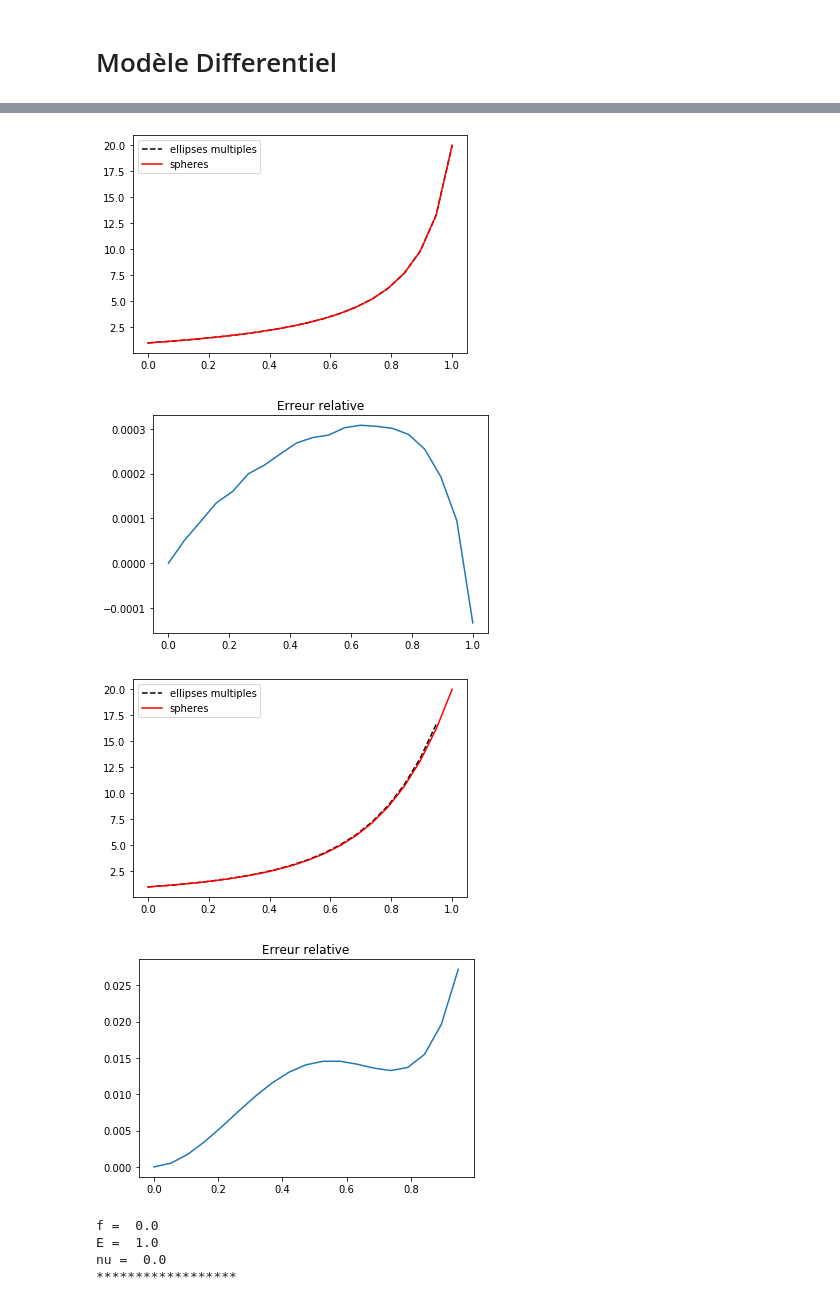
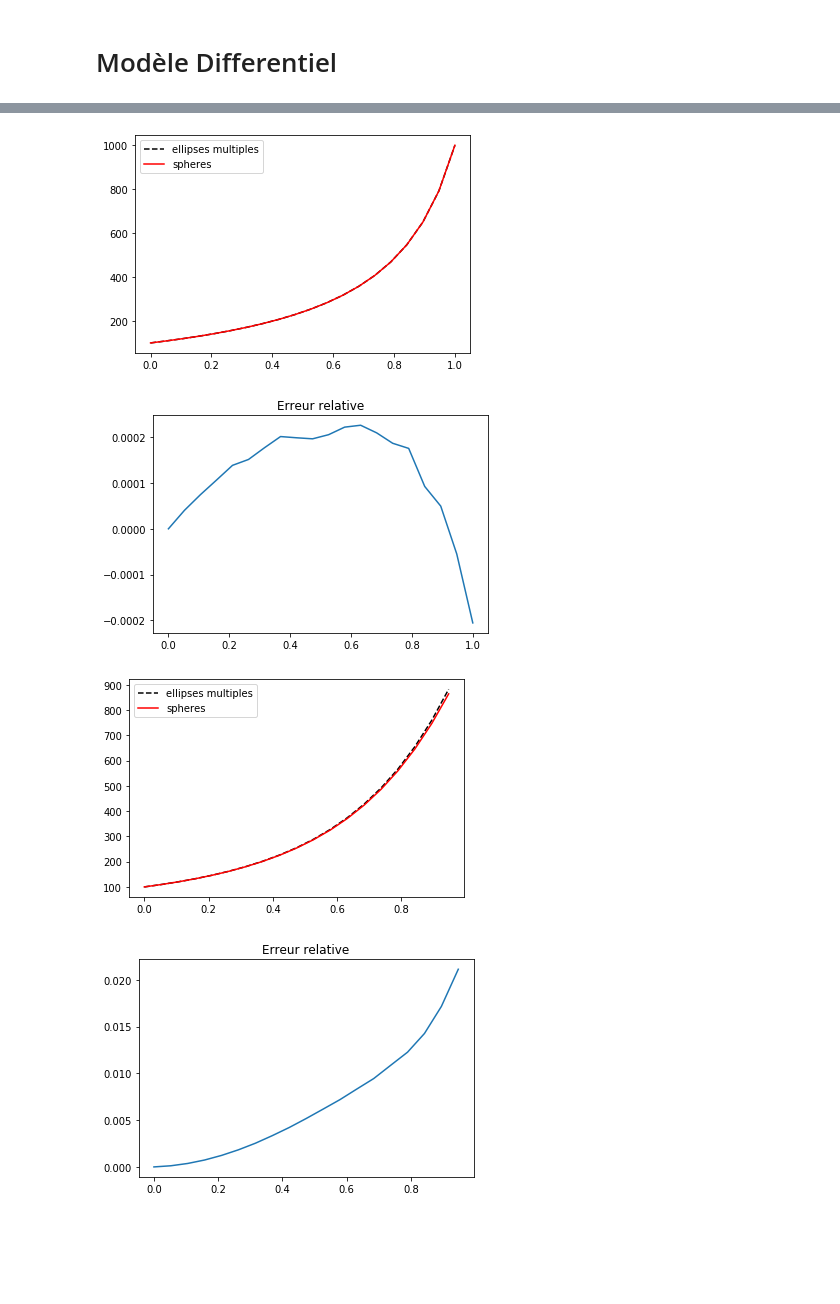
Before and after one commit to Mecaru/homogeneisation, a Jupyter notebook: Fast_Ellipsoids.ipynb, the cells around one changed output, grey strips where cells are left out. Saved outputs shown, nothing was run; the diff lists cells and outputs as text; code cells hidden in the pictures; blank space fills up the shorter version.

```diff
--- a/Fast_Ellipsoids.ipynb
+++ b/Fast_Ellipsoids.ipynb
@@ -228,7 +231,7 @@ def Mori_tanaka(Cm, inclusion_behaviors):
 
             fi_1_renfort = fi/n_renforts
 
-            Esh = Fast_eshelby_tensor(Ai,Em,num)
+            Esh = Fast_eshelby_tensor(Ai,Cm,Sm)
             Aeshi = inv(Id + np.matmul(Esh,np.matmul(Sm,Cfi-Cm)))
             T += fi*Aeshi
             V6i = np.matmul(Cfi,Aeshi)
@@ -408,21 +411,3 @@ def Differential(Cm, inclusion_behaviors):
 
 
         return {'C' : Ch, 'S' : Sh}
-# %%
-Ef,Em = 1000,100
-nuf,num = 0.3,0.3
-ar = (1,1)
-
-Sm = Matrice_Souplesse_Isotrope(Em,num)
-Cm = inv(Sm)
-
-Sf = Matrice_Souplesse_Isotrope(Ef,nuf)
-Cf = inv(Sf)
-
-inclusion_behavior = {'C':Cf , 'S':Sf}
-matrix_behavior = {'C': Cm, 'S': Sm}
-f = 0.1
-E = Young_isotropeC( Differential(matrix_behavior,[[inclusion_behavior,f,ar]])['C'])
-nu = nu_isotropeC( Differential(matrix_behavior,[[inclusion_behavior,f,ar]])['C'])
-print("E",E)
-print("nu",nu)
@@ -432,8 +414,8 @@ nu 0.2991544837088069
 # %%
 from classes_v2 import *
 from classes_ellipsoidales import *
-Ef,Em = 20,1
-nuf,num = 0.,0.
+Ef,Em = 1000,100
+nuf,num = 0.1,0.3
 ar = (1,1)
 Sm = Matrice_Souplesse_Isotrope(Em,num)
 Cm = inv(Sm)
@@ -493,27 +475,5 @@ plt.show()
 plt.plot(F1,LEDr)
 plt.title("Erreur relative")
 plt.show()
-
-LEA2,F = Self_Consistent(matrix_behavior,[[inclusion_behavior,ff,ar]])
-for i in range(len(F)) :
-    f = F[i]
-    print("f=",f)
-    microstructure = Microstructure(matrix_behavior2,{inclusion : f})
-    E2 =LEA2[i]
-    E3 = Autocoherent_Hill().compute_h_behavior(microstructure)['E']
-
-    Er = (E2-E3)/E3
-
-    LEA3.append(E3)
-    LEAr.append(Er)
-
-plt.plot(F,LEA2,'--k',label = "ellipses multiples")
-plt.plot(F,LEA3,'r',label = "spheres")
-plt.legend()
-plt.show()
-
-plt.plot(F,LEAr)
-plt.title("Erreur relative")
-plt.show()
 # %% [output]
 f= 0.0
@@ -539,8 +499,4 @@ f= 1.0
-[figure, old version]
+[figure, new version]
-[figure, old version]
+[figure, new version]
-[figure, old version]
+[figure, new version]
-[figure, old version]
+[figure, new version]
-f =  0.0
-E =  1.0
-nu =  0.0
-******************
```
Also changed, not shown: parts of 7 cells of this notebook, 1 other file.
